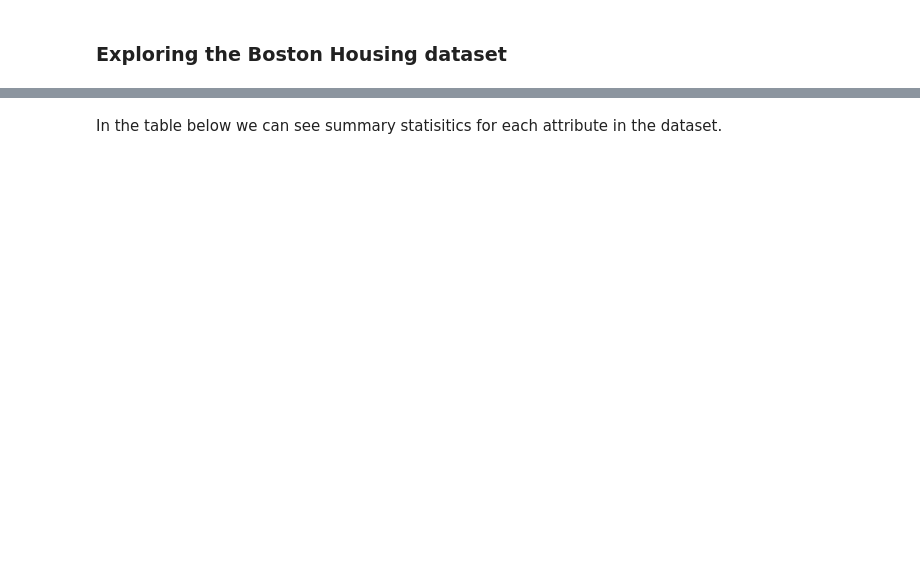
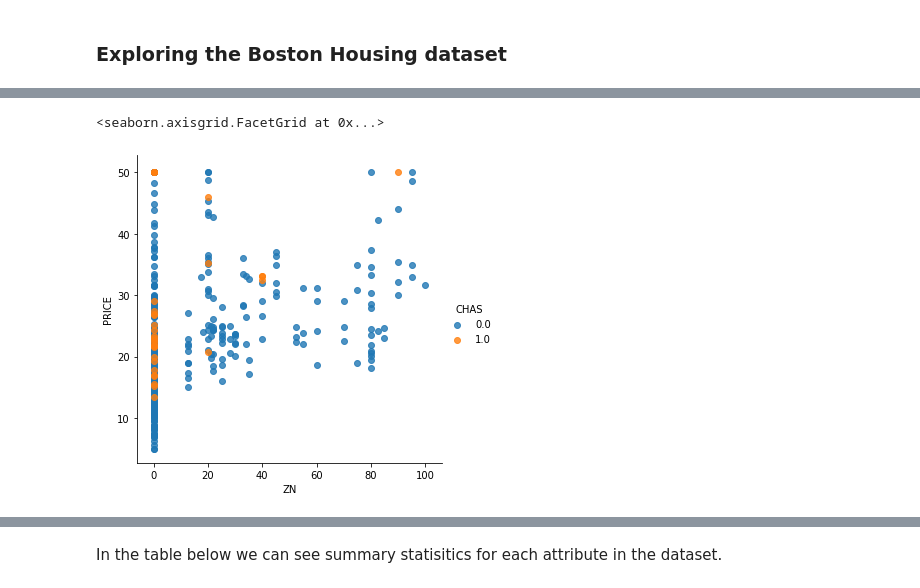
Before and after one commit to jobur123/MLProjectNov19, a Jupyter notebook: Boston House Prices.ipynb, the cells around one changed output, grey strips where cells are left out. Saved outputs shown, nothing was run; the diff lists cells and outputs as text; code cells hidden in the pictures; blank space fills up the shorter version.

```diff
--- a/Boston House Prices.ipynb
+++ b/Boston House Prices.ipynb
@@ -137,0 +146,6 @@ boston['PRICE'].hist()
+# %%
+# Plot BMI classification by gender
+sns.lmplot('ZN', 'PRICE', data=boston, fit_reg=False, hue='CHAS')
+# %% [output]
+<seaborn.axisgrid.FacetGrid at 0x...>
+[figure, added]
```
Also changed, not shown: parts of 40 cells of this notebook.
